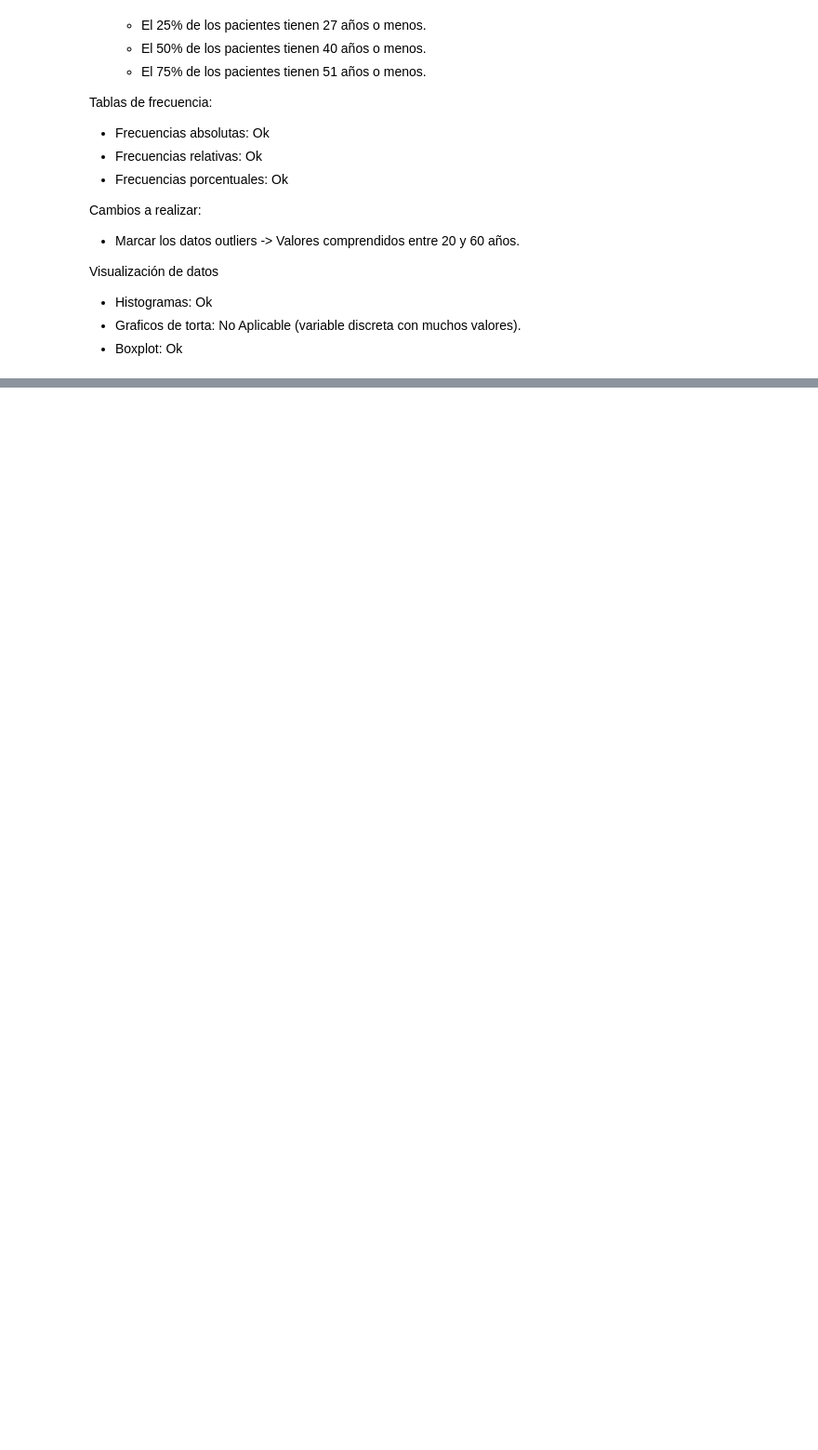
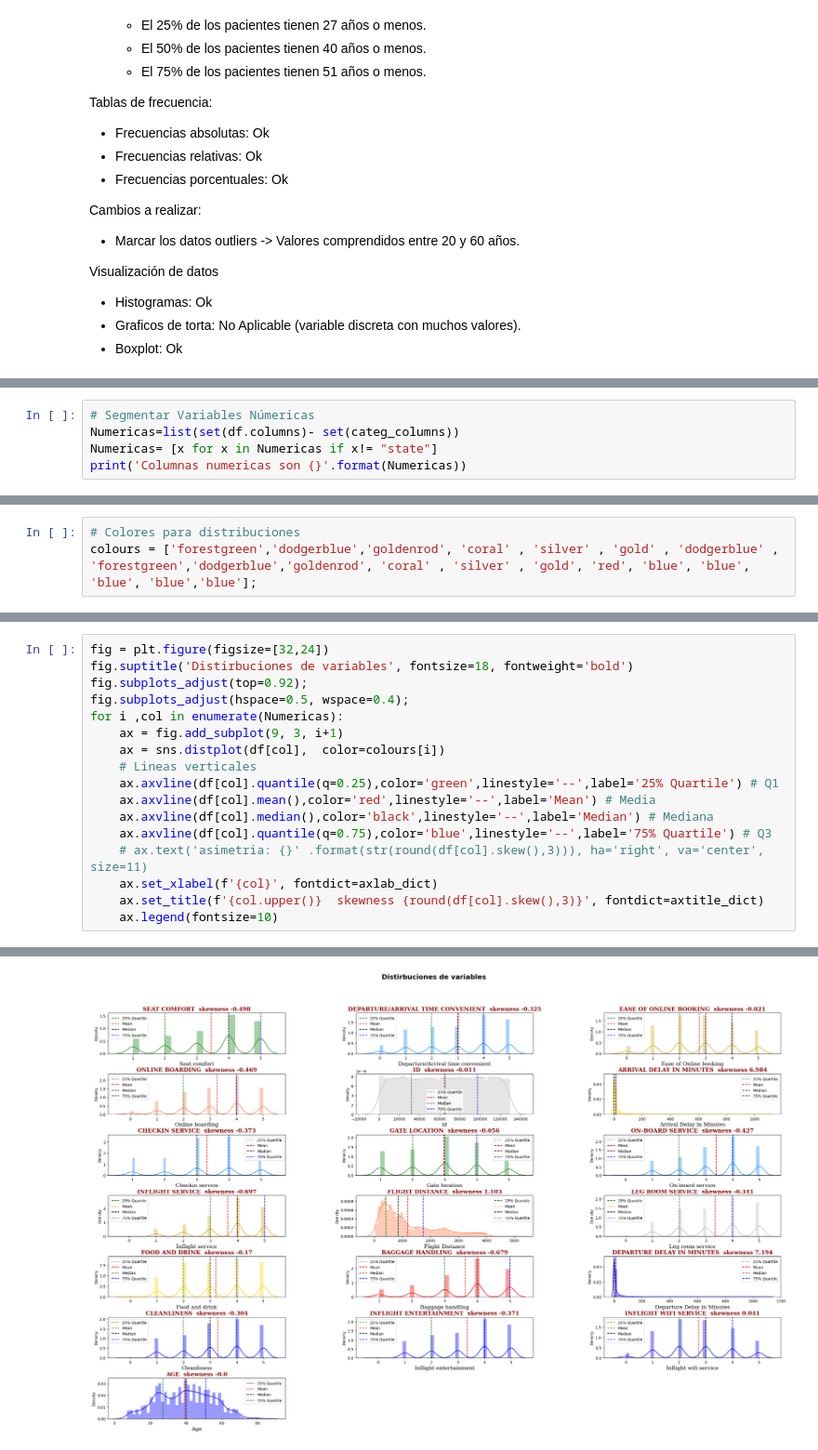
Before and after one commit to MHerrera11/Coderhouse, a Jupyter notebook: notebooks/Satisfacción de Clientes en Vuelos.ipynb, the cells around one changed output, grey strips where cells are left out. Shown at 93% size. Drawn from its saved outputs; the diff is of its cells as text; blank space fills up the shorter version.

```diff
--- a/notebooks/Satisfacción de Clientes en Vuelos.ipynb
+++ b/notebooks/Satisfacción de Clientes en Vuelos.ipynb
@@ -637,0 +725,5 @@ Visualización de datos
+# %%
+# Segmentar Variables Númericas
+Numericas=list(set(df.columns)- set(categ_columns))
+Numericas= [x for x in Numericas if x!= "state"]
+print('Columnas numericas son {}'.format(Numericas))
@@ -637,0 +786,3 @@ Visualización de datos
+# %%
+# Colores para distribuciones
+colours = ['forestgreen','dodgerblue','goldenrod', 'coral' , 'silver' , 'gold' , 'dodgerblue' , 'forestgreen','dodgerblue','goldenrod', 'coral' , 'silver' , 'gold', 'red', 'blue', 'blue', 'blue', 'blue','blue'];
@@ -637,0 +811,18 @@ Visualización de datos
+# %%
+fig = plt.figure(figsize=[32,24])
+fig.suptitle('Distirbuciones de variables', fontsize=18, fontweight='bold')
+fig.subplots_adjust(top=0.92);
+fig.subplots_adjust(hspace=0.5, wspace=0.4);
+for i ,col in enumerate(Numericas):
+    ax = fig.add_subplot(9, 3, i+1)
+    ax = sns.distplot(df[col],  color=colours[i])
+    # Lineas verticales
+    ax.axvline(df[col].quantile(q=0.25),color='green',linestyle='--',label='25% Quartile') # Q1
+    ax.axvline(df[col].mean(),color='red',linestyle='--',label='Mean') # Media
+    ax.axvline(df[col].median(),color='black',linestyle='--',label='Median') # Mediana
+    ax.axvline(df[col].quantile(q=0.75),color='blue',linestyle='--',label='75% Quartile') # Q3
+    # ax.text('asimetria: {}' .format(str(round(df[col].skew(),3))), ha='right', va='center', size=11)
+    ax.set_xlabel(f'{col}', fontdict=axlab_dict)
+    ax.set_title(f'{col.upper()}  skewness {round(df[col].skew(),3)}', fontdict=axtitle_dict)
+    ax.legend(fontsize=10)
+# %% [output]
@@ -637,0 +846 @@ Visualización de datos
+[figure, added]
```
Also changed, not shown: parts of 18 cells of this notebook.
